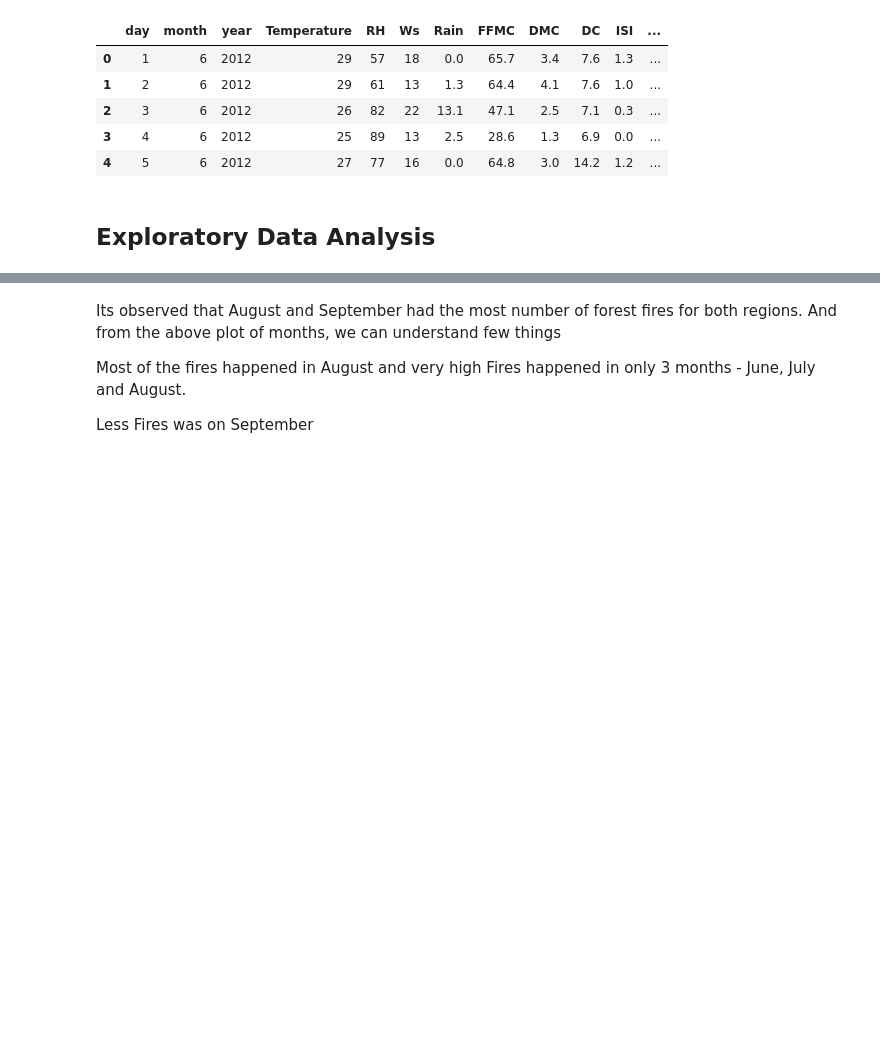
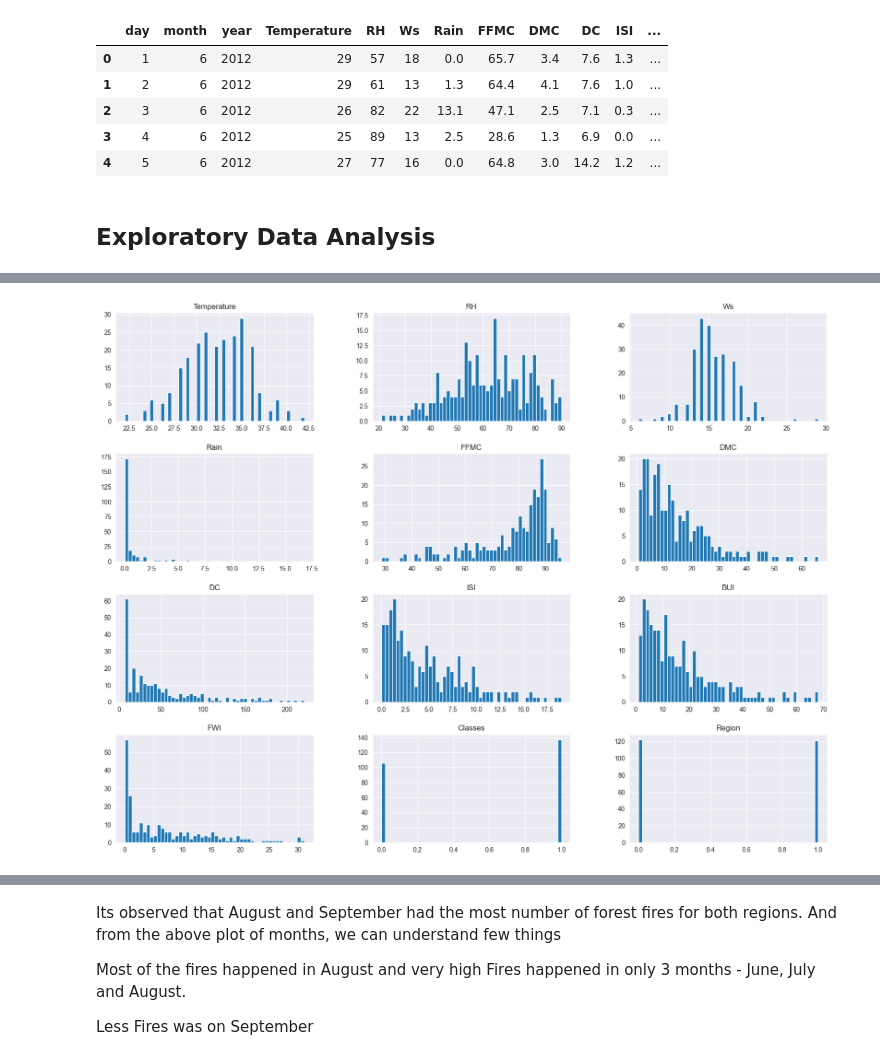
Before and after one commit to Sushmoy-Nandi/Complete-Data-Science-Machine-Learning-DL-NLP-Bootcamp, a Jupyter notebook: 4-Ridge Lasso And Elasticnet/Ridge Lassso Elastic Regression Practicals/Ridge, Lasso Regression.ipynb, the cells around one changed output, grey strips where cells are left out. Cells and saved outputs as stored; diff of their text form; code cells hidden in the pictures; blank space fills up the shorter version.

```diff
--- a/4-Ridge Lasso And Elasticnet/Ridge Lassso Elastic Regression Practicals/Ridge, Lasso Regression.ipynb
+++ b/4-Ridge Lasso And Elasticnet/Ridge Lassso Elastic Regression Practicals/Ridge, Lasso Regression.ipynb
@@ -320,8 +357,10 @@ df_copy['Classes'].value_counts()
 # %%
 ## Plot desnity plot for all features
-plt.style.use('seaborn')
+sns.set_style('darkgrid')
 df_copy.hist(bins=50,figsize=(20,15))
 plt.show()
+# %% [output]
+[figure, added]
 # %%
 ## Percentage for Pie Chart
 percentage=df_copy['Classes'].value_counts(normalize=True)*100
```
Also changed, not shown: parts of 12 cells of this notebook.
